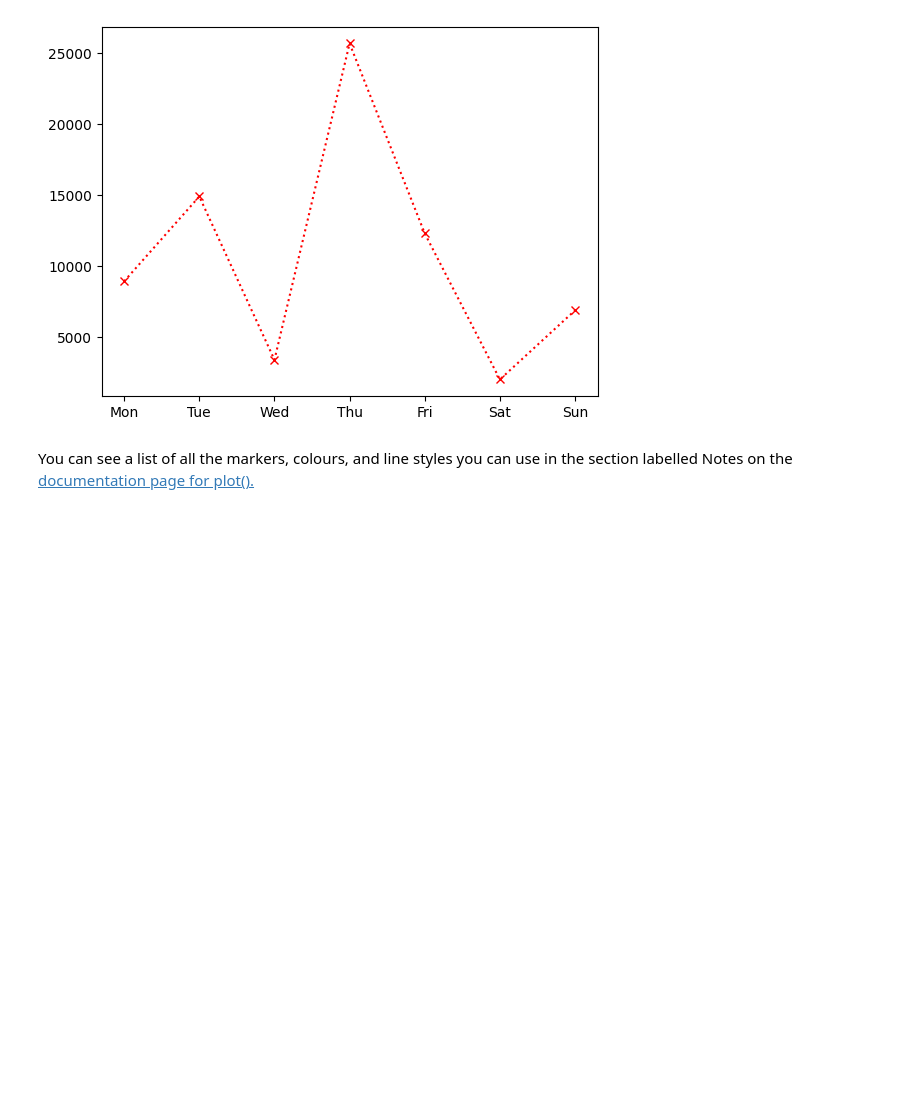
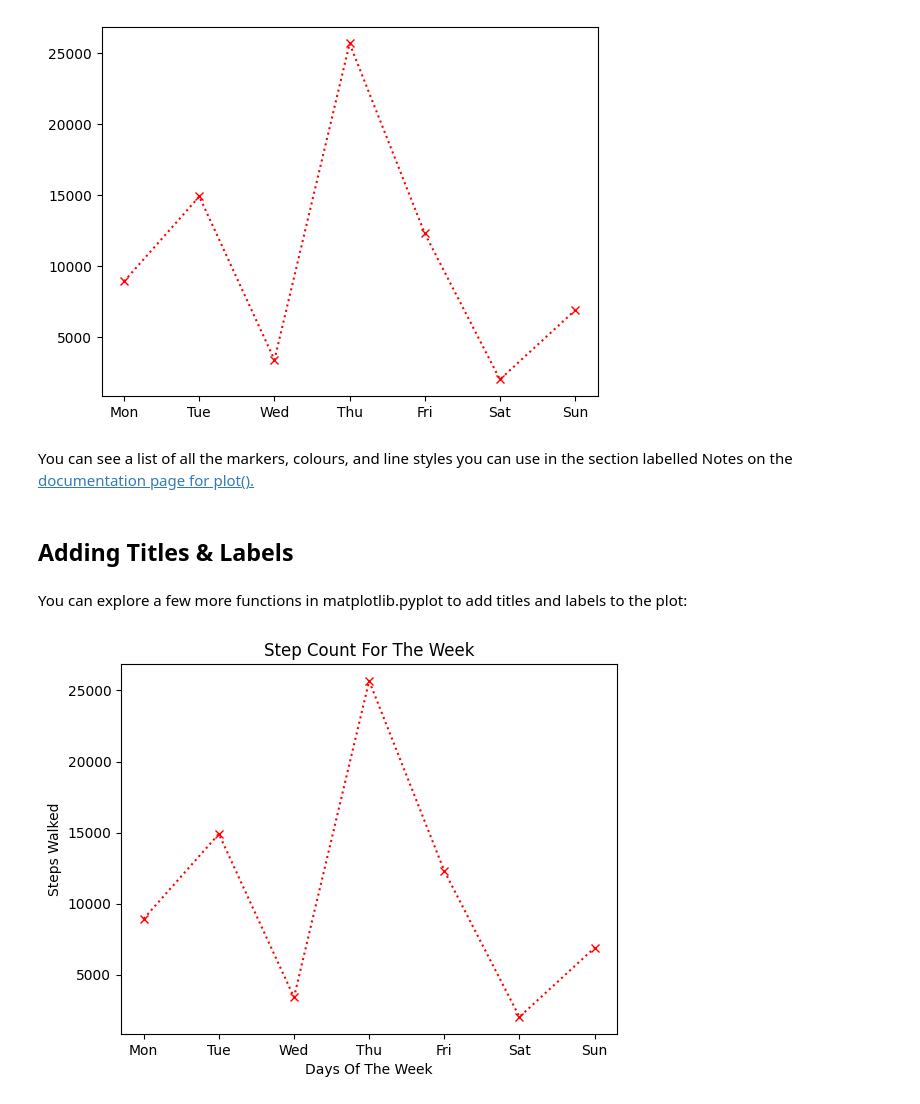
Before and after one commit to EfekanAlpsa/DataScientist-RoadMap, a Jupyter notebook: 3 - Pandas, Data Visualization/Matplotlib/Basics of Data Visualization in Python Using Matplotlib/Basics of Data Visualization in Python Using Matplotlib.ipynb, the cells around one changed output. Drawn from its saved outputs; the diff is of its cells as text; code cells hidden in the pictures; blank space fills up the shorter version.

Commit message:
reorganized 3. part of Basic of Data Visualization Python Using Matplotlib

```diff
--- a/3 - Pandas, Data Visualization/Matplotlib/Basics of Data Visualization in Python Using Matplotlib/Basics of Data Visualization in Python Using Matplotlib.ipynb
+++ b/3 - Pandas, Data Visualization/Matplotlib/Basics of Data Visualization in Python Using Matplotlib/Basics of Data Visualization in Python Using Matplotlib.ipynb
@@ -112,3 +112,20 @@ plt.show()
 [figure]
 # %% [markdown]
 You can see a list of all the markers, colours, and line styles you can use in the section labelled Notes on the [documentation page for plot().](https://matplotlib.org/stable/api/_as_gen/matplotlib.pyplot.plot.html#matplotlib.pyplot.plot)
+# %% [markdown]
+## Adding Titles & Labels
+# %% [markdown]
+You can explore a few more functions in matplotlib.pyplot to add titles and labels to the plot:
+# %%
+import matplotlib.pyplot as plt
+
+days = ["Mon", "Tue", "Wed", "Thu", "Fri", "Sat", "Sun"]
+steps_walked = [8934, 14902, 3409, 25672, 12300, 2023, 6890]
+
+plt.plot(days,steps_walked, "x:r")
+plt.title("Step Count For The Week")
+plt.xlabel("Days Of The Week")
+plt.ylabel("Steps Walked")
+plt.show()
+# %% [output]
+[figure, added]
```
Also changed, not shown: parts of 7 cells of this notebook.
